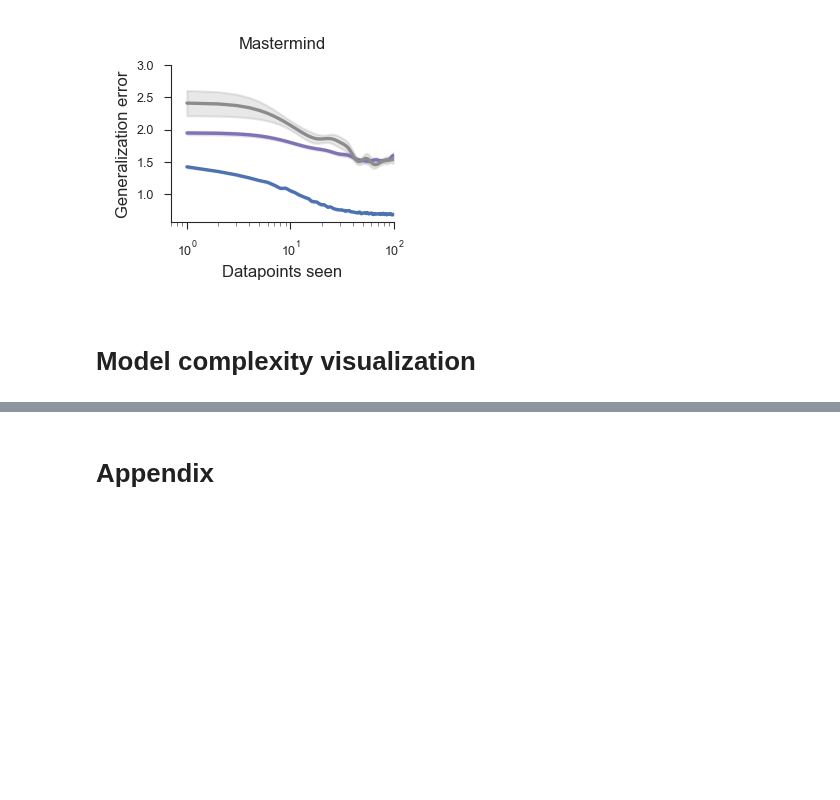
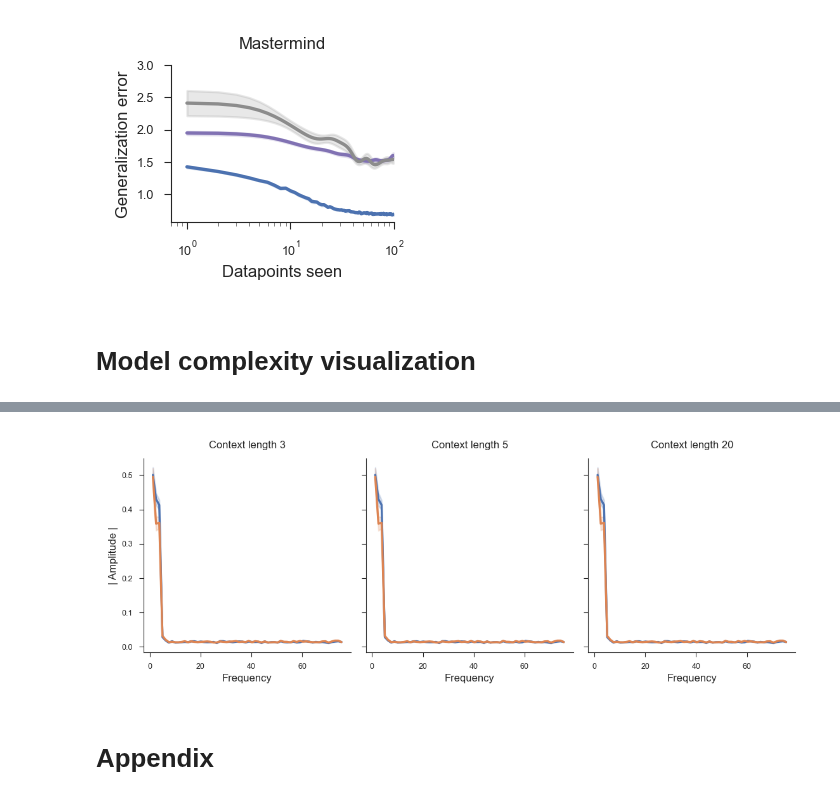
Before and after one commit to 3rdCore/PrequentialCode, a Jupyter notebook: papers/preprint/notebook.ipynb, the cells around one changed output, grey strips where cells are left out. Drawn from its saved outputs; the diff is of its cells as text; code cells hidden in the pictures; blank space fills up the shorter version.

Commit message:
Updated fourier configuration

```diff
--- a/papers/preprint/notebook.ipynb
+++ b/papers/preprint/notebook.ipynb
@@ -1015,3 +1016,37 @@ plt.show()
+# %%
+context_lengths = [3, 5, 20]
+fig, axs = plt.subplots(
+    1,
+    len(context_lengths),
+    figsize=(5.5, 2),
+    sharex=True,
+    sharey=True,
+)
+
+data_amplitudes = data_fourier_amplitudes.melt(id_vars=["n_context", "frequency", "meta_objective"], value_vars=["sin_amplitude", "cos_amplitude"], value_name="amplitude")
+data_amplitudes["amplitude"] = data_amplitudes["amplitude"].abs()
+
+for i, context_length in enumerate(context_lengths):
+    sns.lineplot(
+        data=data_amplitudes,
+        x="frequency",
+        y="amplitude",
+        hue="meta_objective",
+        hue_order=["prequential", "train"],
+        palette=[default_method_hue["prequential"], default_method_hue["train"]],
+        ax=axs[i],
+    )
+
+    axs[i].set(
+        title=f"Context length {context_length}",
+        xlabel="Frequency",
+        ylabel="| Amplitude |",
+    )
+    axs[i].legend().remove()
+
+plt.show()
+# %% [output]
+[figure, added]
 # %% [markdown]
 # Appendix
 # %% [markdown]
```
Also changed, not shown: parts of 1 cell of this notebook, 4 other files.
